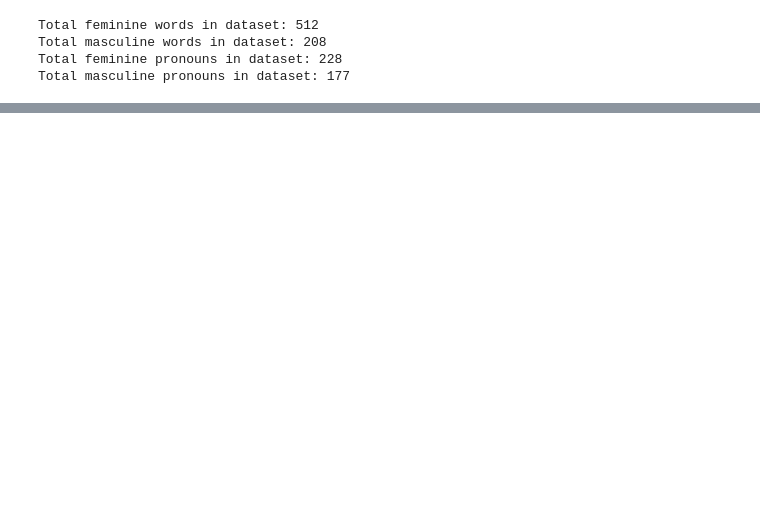
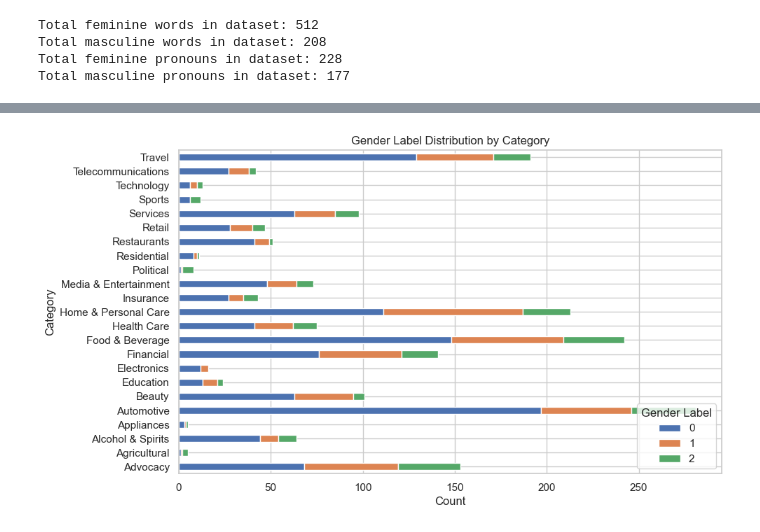
Before and after one commit to lifen-joy/20048573_MastersProject_2023, a Jupyter notebook: explore.ipynb, the cells around one changed output, grey strips where cells are left out. Cells and saved outputs as stored; diff of their text form; code cells hidden in the pictures; blank space fills up the shorter version.

```diff
--- a/explore.ipynb
+++ b/explore.ipynb
@@ -504,0 +522,17 @@ display(random_sample)
+# %%
+# Prepare the data for plotting
+plot_data = data.groupby(['Category', 'gender_label']).size().unstack().fillna(0)
+
+# Create the stacked bar chart
+ax = plot_data.plot(kind='barh', stacked=True, figsize=(10, 6))
+
+# Set the axis labels and title
+ax.set_xlabel('Count')
+ax.set_ylabel('Category')
+ax.set_title('Gender Label Distribution by Category')
+
+ax.legend(title='Gender Label', loc='lower right')
+
+plt.show()
+# %% [output]
+[figure, added]
```
Also changed, not shown: parts of 19 cells of this notebook, 1 other file.
